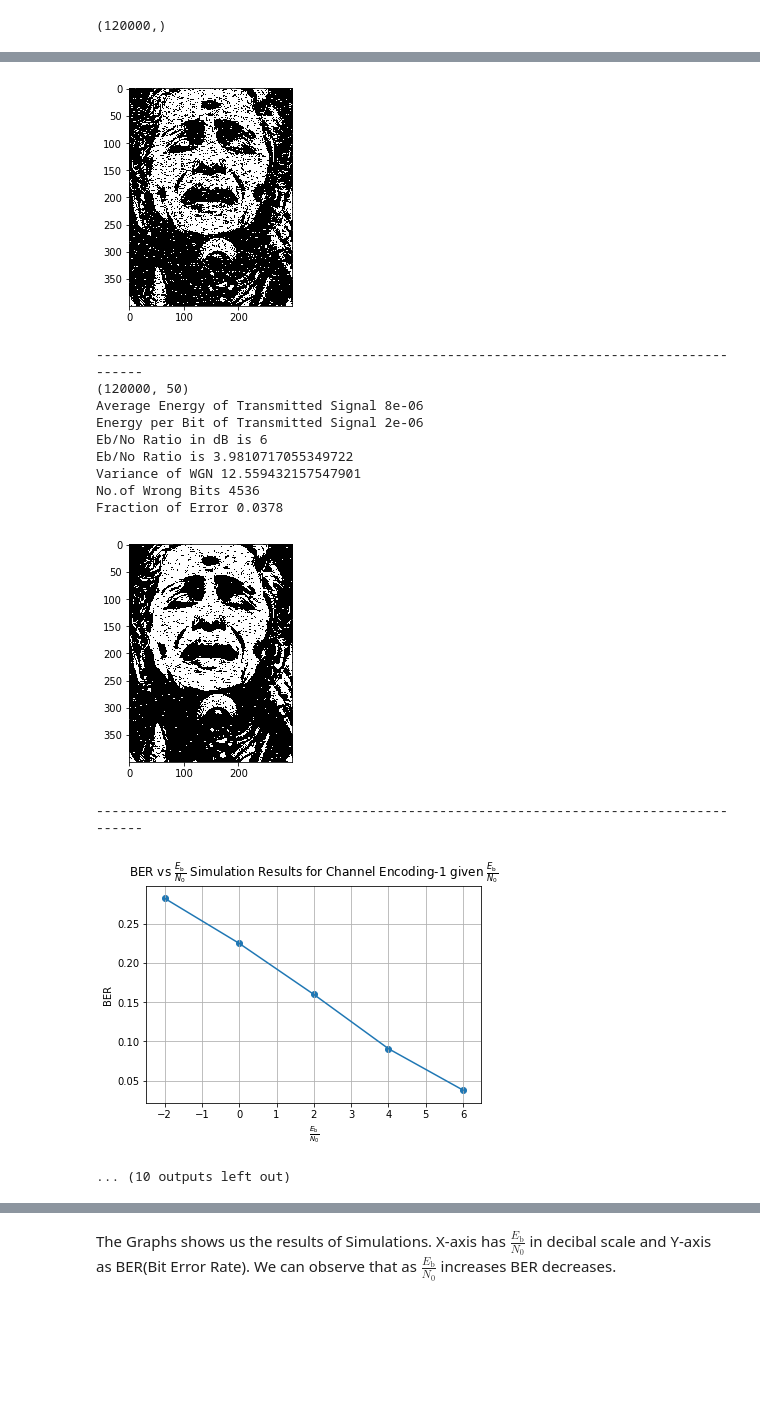
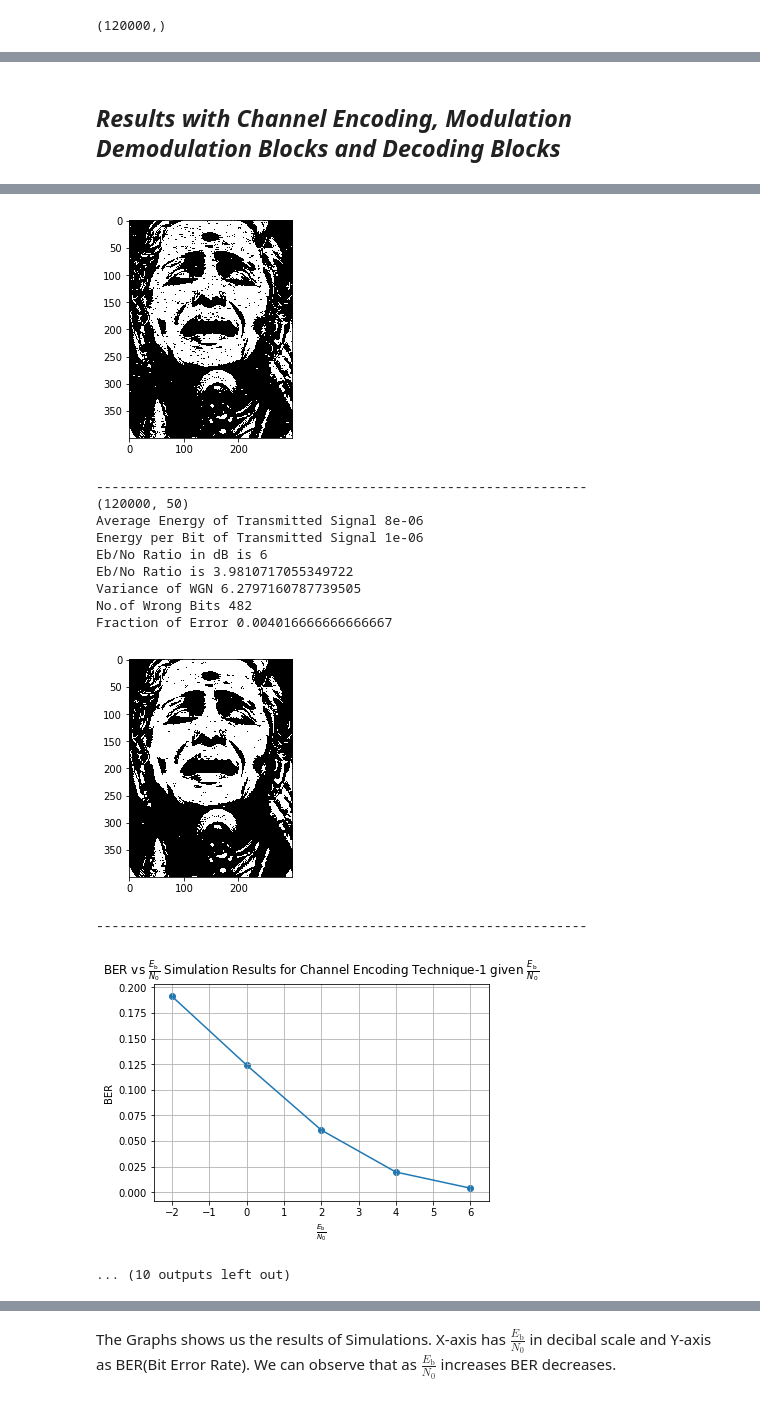
Before and after one commit to krishnasrikard/IIT-Hyderabad-Semester-Courses, a Jupyter notebook: EE2025/Assignment - 2/Code of Assignment - 2.ipynb, the cells around one changed output, grey strips where cells are left out. Cells and saved outputs as stored; diff of their text form; code cells hidden in the pictures; blank space fills up the shorter version.

```diff
--- a/EE2025/Assignment - 2/Code of Assignment - 2.ipynb
+++ b/EE2025/Assignment - 2/Code of Assignment - 2.ipynb
@@ -350,7 +362,7 @@ def Modulation(Digital_Signal,fc,T,M,fs,n,k,Cutoff_Freq,Ratio=0,Variance=0,sampl
     # Energy for Waveforms_Transmitted
     Average_Energy = T*n # By Integrating Analog Signal
     print ("Average Energy of Transmitted Signal",Average_Energy)
-    Energy_per_Bit = Average_Energy/k
+    Energy_per_Bit = Average_Energy/(k*np.log2(M))
     print ("Energy per Bit of Transmitted Signal",Energy_per_Bit)
 
     if VarianceTruth != True:
@@ -452,3 +473,31 @@ fs = 50 * 1e6
 Cutoff_Freq = 25*pow(10,6)
 Variance = np.array([20,12,7,5]).astype(int)
 Ratio = np.array([-2,0,2,4,6]).astype(int)
+# %%
+Variance = np.array([20,12,7,5]).astype(int)
+Ratio = np.array([-2,0,2,4,6]).astype(int)
+
+BER = []
+Eb_per_No_dB = []
+
+for r in Ratio:
+    Received_Signal,Ratio = Modulation(Digital_Signal,fc,T,M,fs,1,1,Cutoff_Freq=Cutoff_Freq,Ratio=r)
+    BER.append(Bit_Error_Rate(Received_Signal,Digital_Signal))
+    Eb_per_No_dB.append(Ratio)
+
+    Plot_Image(Received_Signal,shape)
+
+Plot_BERGraph(Eb_per_No_dB,BER,r'Without Channel Encoding and Decoding Blocks given $\frac{E_{\mathrm{b}}}{N_{0}}$')
+
+
+BER = []
+Eb_per_No_dB = []
+
+for v in Variance:
+    Received_Signal,Ratio = Modulation(Digital_Signal,fc,T,M,fs,8,4,Cutoff_Freq=Cutoff_Freq,Variance=v,VarianceTruth=True)
+    BER.append(Bit_Error_Rate(Received_Signal,Digital_Signal))
+    Eb_per_No_dB.append(Ratio)
+
+    Plot_Image(Received_Signal,shape)
+
+Plot_BERGraph(Eb_per_No_dB,BER,'Without Channel Encoding and Decoding Blocks given Variance')
@@ -455,3 +557,13 @@ Ratio = np.array([-2,0,2,4,6]).astype(int)
+# %% [markdown]
+## *Results with Channel Encoding, Modulation Demodulation Blocks and Decoding Blocks*
+# %%
+fc = 2 * 1e6
+T = 1e-6
+M = 4
+fs = 50 * 1e6
+Cutoff_Freq = 25*pow(10,6)
+Variance = np.array([20,12,7,5]).astype(int)
+Ratio = np.array([-2,0,2,4,6]).astype(int)
 # %%
 Variance = np.array([20,12,7,5]).astype(int)
 Ratio = np.array([-2,0,2,4,6]).astype(int)
@@ -470,7 +582,7 @@ for r in Ratio:
 
     Plot_Image(Decoded_Signal,shape)
 
-Plot_BERGraph(Eb_per_No_dB,BER,r'Channel Encoding-1 given $\frac{E_{\mathrm{b}}}{N_{0}}$')
+Plot_BERGraph(Eb_per_No_dB,BER,r'Channel Encoding Technique-1 given $\frac{E_{\mathrm{b}}}{N_{0}}$')
 
 
 BER = []
@@ -487,7 +599,7 @@ for v in Variance:
 
     Plot_Image(Decoded_Signal,shape)
 
-Plot_BERGraph(Eb_per_No_dB,BER,'Channel Encoding-1 given Variance')
+Plot_BERGraph(Eb_per_No_dB,BER,'Channel Encoding Technique-1 given Variance')
 # %% [output]
 (120000, 50)
 Average Energy of Transmitted Signal 8e-06
@@ -530,16 +642,16 @@ Fraction of Error 0.09064166666666666
-[figure, old version]
+[figure, new version]
----------------------------------------------------------------------------------------
+---------------------------------------------------------------
 (120000, 50)
 Average Energy of Transmitted Signal 8e-06
-Energy per Bit of Transmitted Signal 2e-06
+Energy per Bit of Transmitted Signal 1e-06
 Eb/No Ratio in dB is 6
 Eb/No Ratio is 3.9810717055349722
-Variance of WGN 12.559432157547901
-No.of Wrong Bits 4536
-Fraction of Error 0.0378
+Variance of WGN 6.2797160787739505
+No.of Wrong Bits 482
+Fraction of Error 0.004016666666666667
-[figure, old version]
+[figure, new version]
----------------------------------------------------------------------------------------
+---------------------------------------------------------------
-[figure, old version]
+[figure, new version]
 ... (10 outputs left out)
 # %%
 Variance = np.array([20,12,7,5]).astype(int)
```
Also changed, not shown: parts of 19 cells of this notebook, 4 other files.
